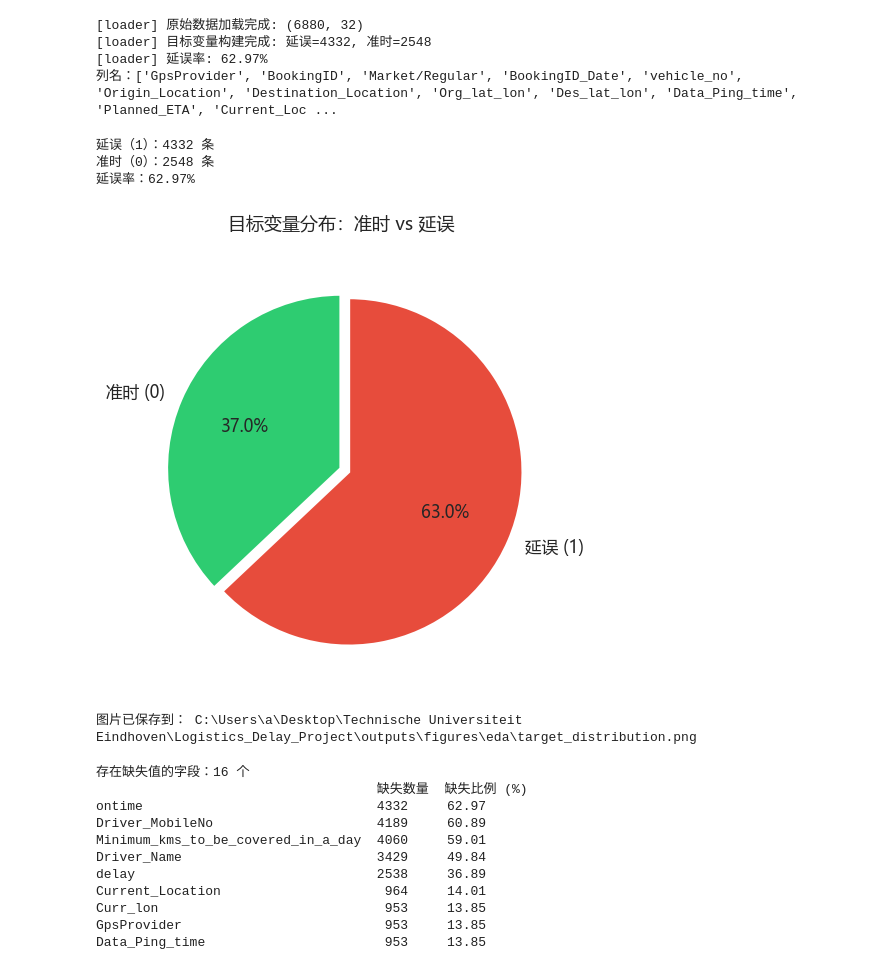
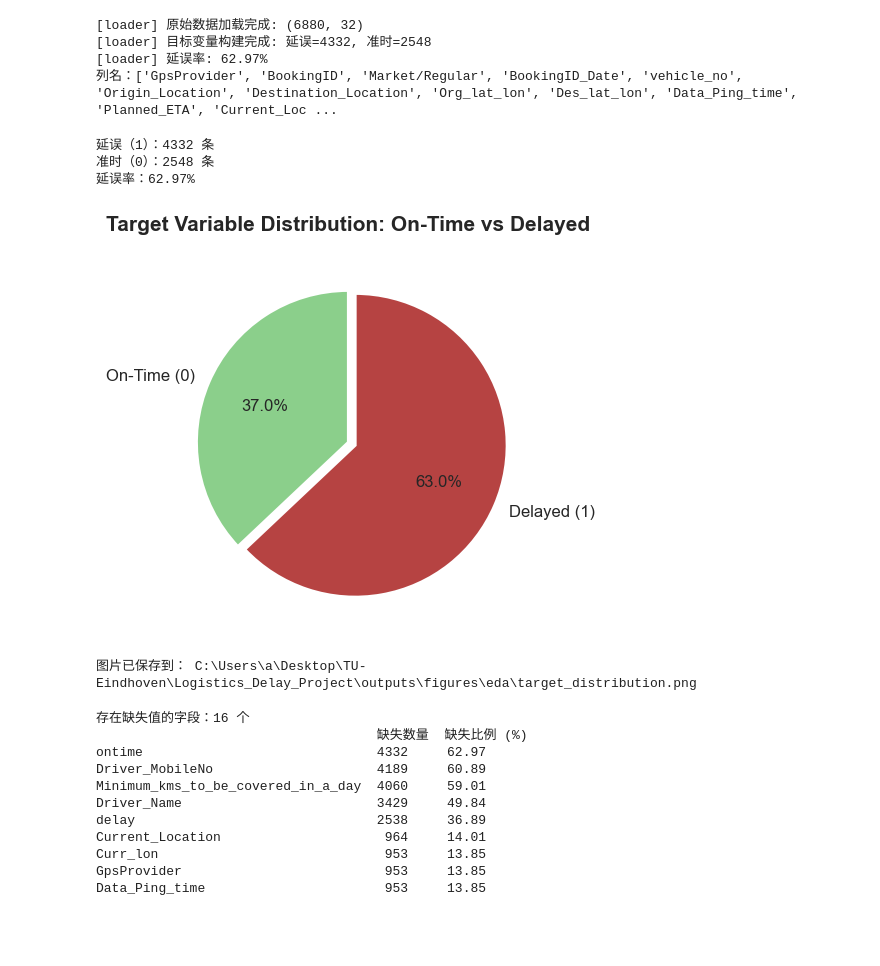
Before and after one commit to BROOKSHEAR/Logistics_Delay_Project, a Jupyter notebook: notebooks/01_eda.ipynb, the cells around one changed output. Drawn from its saved outputs; the diff is of its cells as text; code cells hidden in the pictures; blank space fills up the shorter version.

```diff
--- a/notebooks/01_eda.ipynb
+++ b/notebooks/01_eda.ipynb
@@ -12,9 +12,28 @@ from logistics_delay.utils.paths import FIGURES_EDA, ensure_output_dirs
 from logistics_delay.data.loader import load_raw_data_with_target
 
 warnings.filterwarnings('ignore')
+
+# ── Publication style ──────────────────────────
+PALETTE = {
+    "blue_main": "#0F4D92", "blue_secondary": "#3775BA",
+    "green_1": "#DDF3DE", "green_2": "#AADCA9", "green_3": "#8BCF8B",
+    "red_1": "#F6CFCB", "red_2": "#E9A6A1", "red_strong": "#B64342",
+    "neutral": "#CFCECE", "highlight": "#FFD700",
+    "teal": "#42949E", "violet": "#9A4D8E",
+}
+
+plt.rcParams.update({
+    "font.family": ["Arial", "Microsoft YaHei", "Helvetica", "DejaVu Sans", "sans-serif"],
+    "font.size": 15,
+    "axes.spines.right": False,
+    "axes.spines.top": False,
+    "axes.linewidth": 2.5,
+    "legend.frameon": False,
+    "svg.fonttype": "none",
+})
 sns.set_style('whitegrid')
-plt.rcParams['font.sans-serif'] = ['Microsoft YaHei']
 plt.rcParams['axes.unicode_minus'] = False
+ensure_output_dirs()
 print("[OK] 导入完成")
 # %% [output]
 [OK] 导入完成
@@ -30,27 +49,28 @@ print(f"列名：{list(df.columns)}")
 # %%
 # ── 目标变量分析 ──
 counts = df['Answer'].value_counts()
 print(f"延误（1）：{counts.get(1)} 条")
 print(f"准时（0）：{counts.get(0)} 条")
 print(f"延误率：{counts.get(1)/len(df)*100:.2f}%")
 
 fig, ax = plt.subplots(figsize=(6, 5))
-colors = ['#2ecc71', '#e74c3c']
+colors = [PALETTE['green_3'], PALETTE['red_strong']]
 wedges, texts, autotexts = ax.pie(
-    [counts.get(0), counts.get(1)], labels=['准时 (0)', '延误 (1)'],
+    [counts.get(0), counts.get(1)], labels=['On-Time (0)', 'Delayed (1)'],
     autopct='%1.1f%%', startangle=90, colors=colors, explode=(0, 0.05),
     textprops={'fontsize': 12}, wedgeprops={'edgecolor': 'white', 'linewidth': 2})
-ax.set_title('目标变量分布：准时 vs 延误', fontsize=13, pad=15)
-plt.savefig(FIGURES_EDA /'target_distribution.png', dpi=300, bbox_inches='tight')
-plt.tight_layout()
+ax.set_title('Target Variable Distribution: On-Time vs Delayed', fontsize=15, fontweight='bold', pad=16)
+fig.tight_layout(pad=2)
+fig.savefig(FIGURES_EDA / 'target_distribution.pdf', dpi=300, bbox_inches='tight')
+fig.savefig(FIGURES_EDA / 'target_distribution.png', dpi=300, bbox_inches='tight')
 plt.show()
-print("图片已保存到：", FIGURES_EDA /'target_distribution.png')
+print("图片已保存到：", FIGURES_EDA / 'target_distribution.png')
 # %% [output]
 延误（1）：4332 条
 准时（0）：2548 条
 延误率：62.97%
-[figure, old version]
+[figure, new version]
-图片已保存到： C:\Users\a\Desktop\Technische Universiteit Eindhoven\Logistics_Delay_Project\outputs\figures\eda\target_distribution.png
+图片已保存到： C:\Users\a\Desktop\TU-Eindhoven\Logistics_Delay_Project\outputs\figures\eda\target_distribution.png
 # %%
 # ── 缺失值分析 ──
 missing = df.isnull().sum()
```
Also changed, not shown: parts of 5 cells of this notebook, 59 other files.
